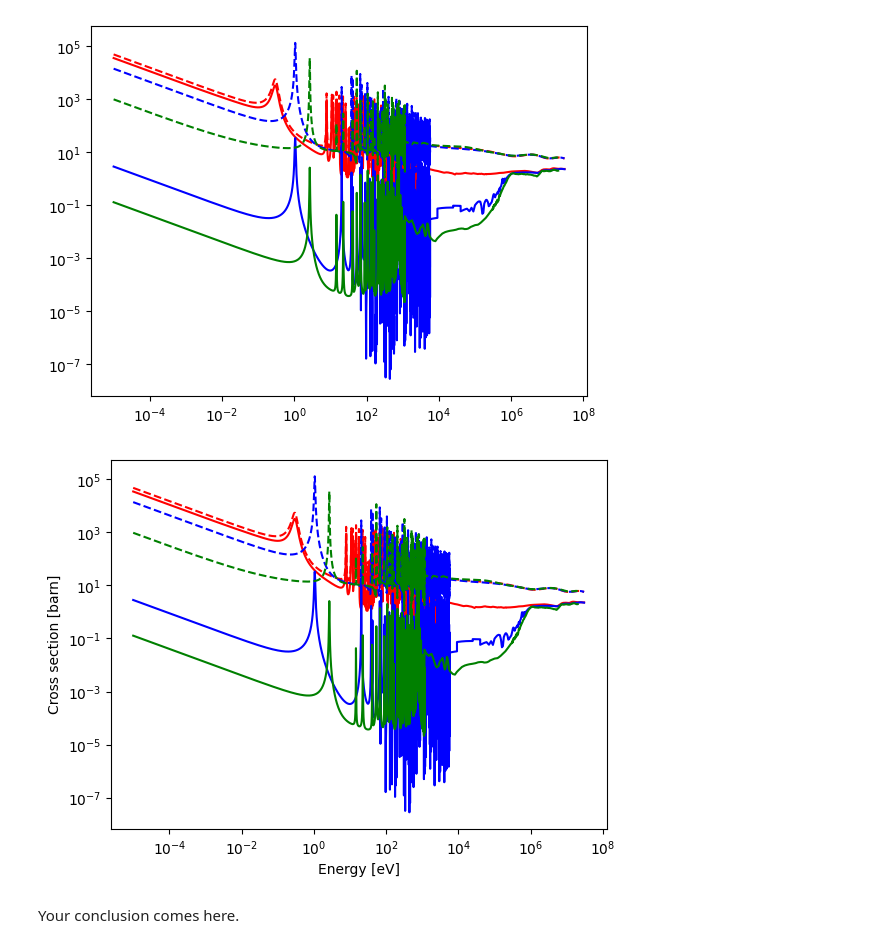
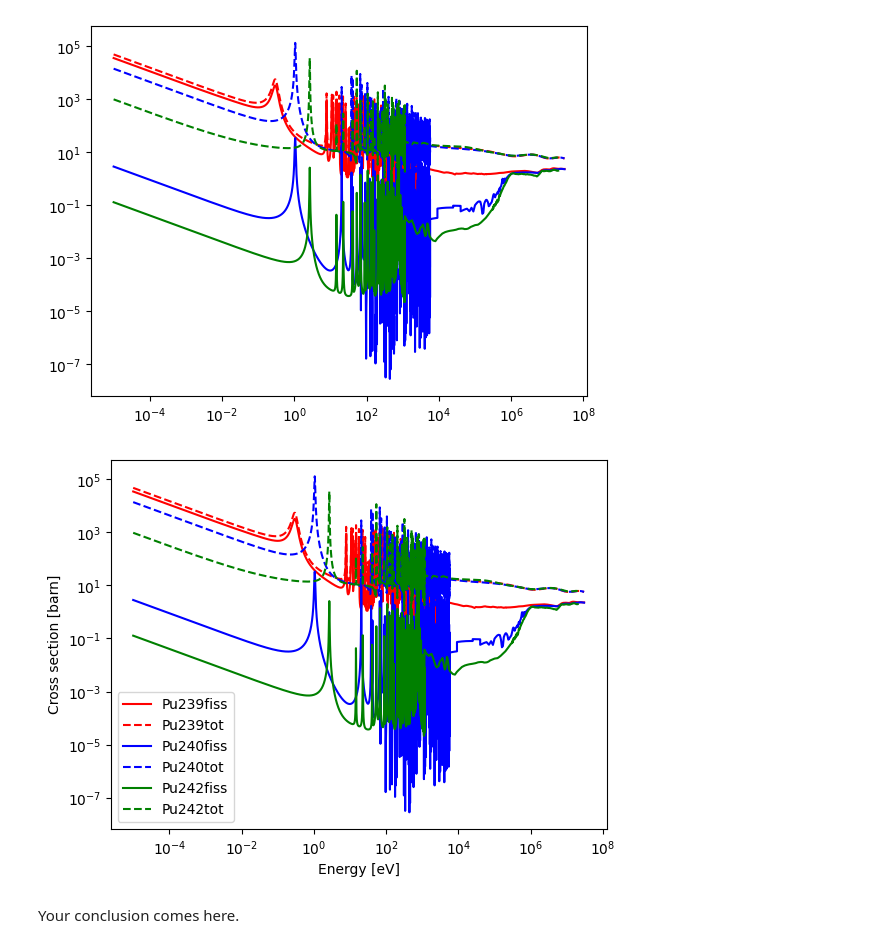
Before and after one commit to MalteHanse/RFP, a Jupyter notebook: Datalabs/Datalab03/3-IntermediatePythonII.ipynb, the cells around one changed output. Saved outputs shown, nothing was run; the diff lists cells and outputs as text; code cells hidden in the pictures.

```diff
--- a/Datalabs/Datalab03/3-IntermediatePythonII.ipynb
+++ b/Datalabs/Datalab03/3-IntermediatePythonII.ipynb
@@ -624,9 +628,10 @@ for fission, dict in data.items():
 # %%
 axes.set_ylabel('Cross section [barn]')
 axes.set_xlabel('Energy [eV]')
+axes.legend()
 fig
 # %% [output]
-[figure, old version]
+[figure, new version]
 # %% [markdown]
 Your conclusion comes here.
 # %% [markdown]
```
Also changed, not shown: parts of 5 cells of this notebook.
